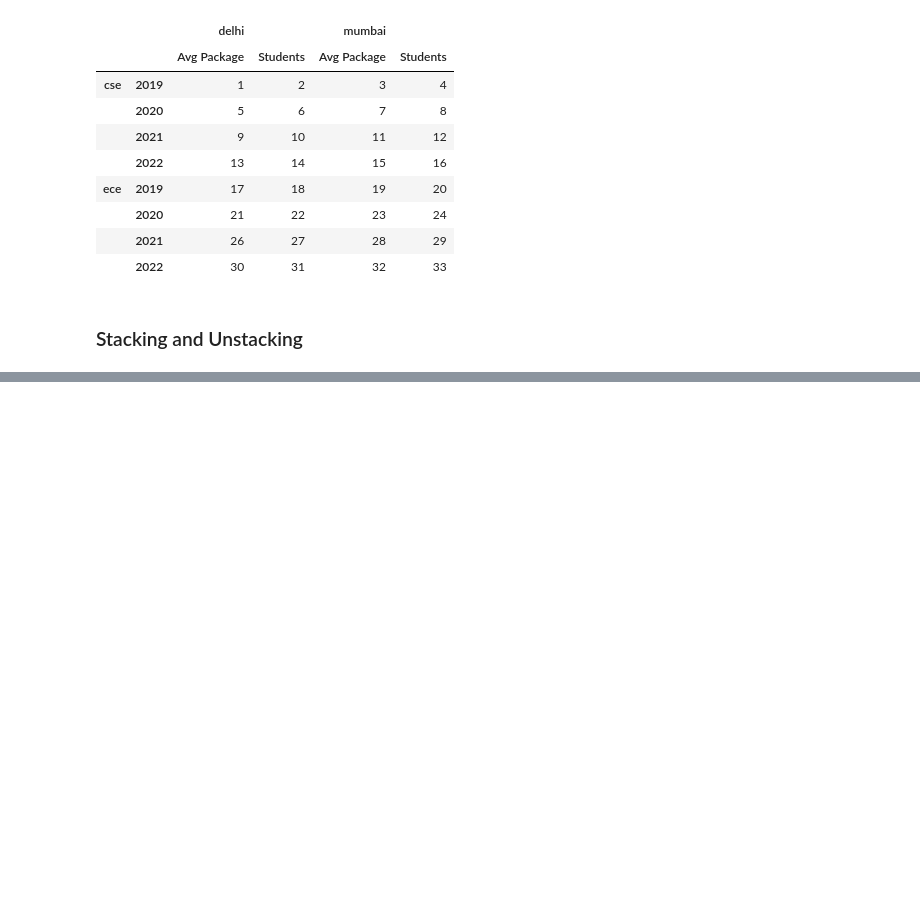
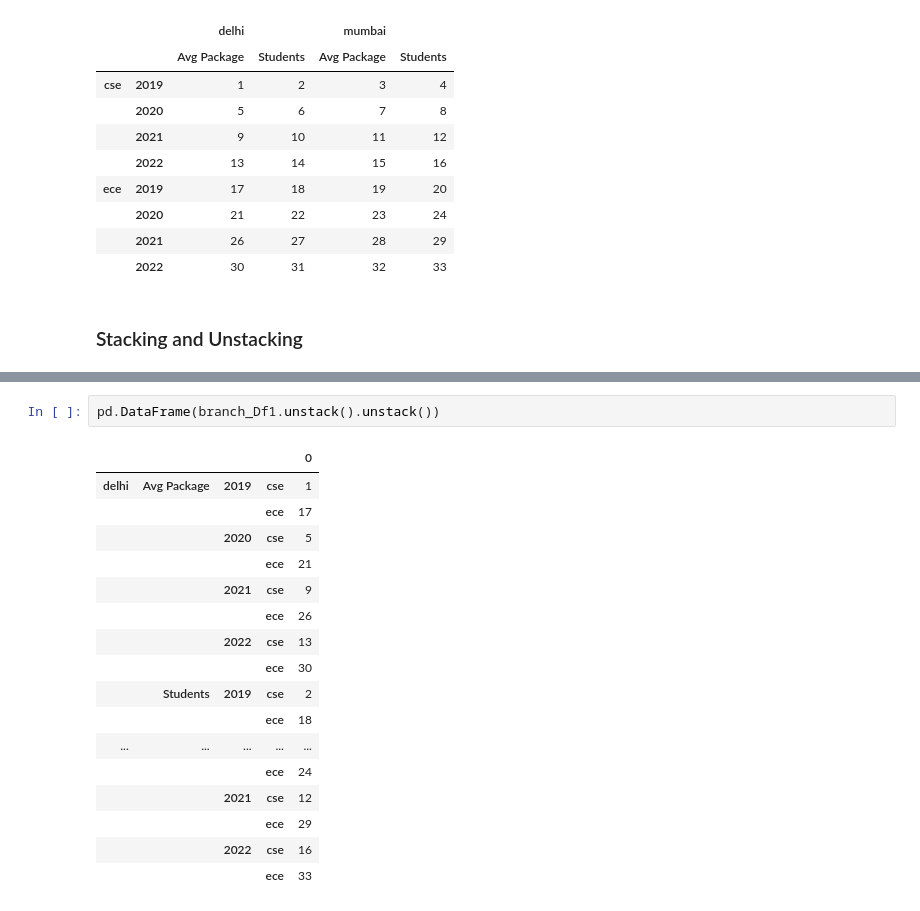
Before and after one commit to swayam-learning/prep, a Jupyter notebook: MultiindexSeries.ipynb, the cells around one changed output, grey strips where cells are left out. Drawn from its saved outputs; the diff is of its cells as text; blank space fills up the shorter version.

```diff
--- a/MultiindexSeries.ipynb
+++ b/MultiindexSeries.ipynb
@@ -214,0 +240,20 @@ branch_Df1
+# %%
+pd.DataFrame(branch_Df1.unstack().unstack())
+# %% [output]
+|  |  |  |  | 0 |
+| delhi | Avg Package | 2019 | cse | 1 |
+|  |  |  | ece | 17 |
+|  |  | 2020 | cse | 5 |
+|  |  |  | ece | 21 |
+|  |  | 2021 | cse | 9 |
+|  |  |  | ece | 26 |
+|  |  | 2022 | cse | 13 |
+|  |  |  | ece | 30 |
+|  | Students | 2019 | cse | 2 |
+|  |  |  | ece | 18 |
+| ... | ... | ... | ... | ... |
+|  |  |  | ece | 24 |
+|  |  | 2021 | cse | 12 |
+|  |  |  | ece | 29 |
+|  |  | 2022 | cse | 16 |
+|  |  |  | ece | 33 |
```
Also changed, not shown: parts of 27 cells of this notebook.
